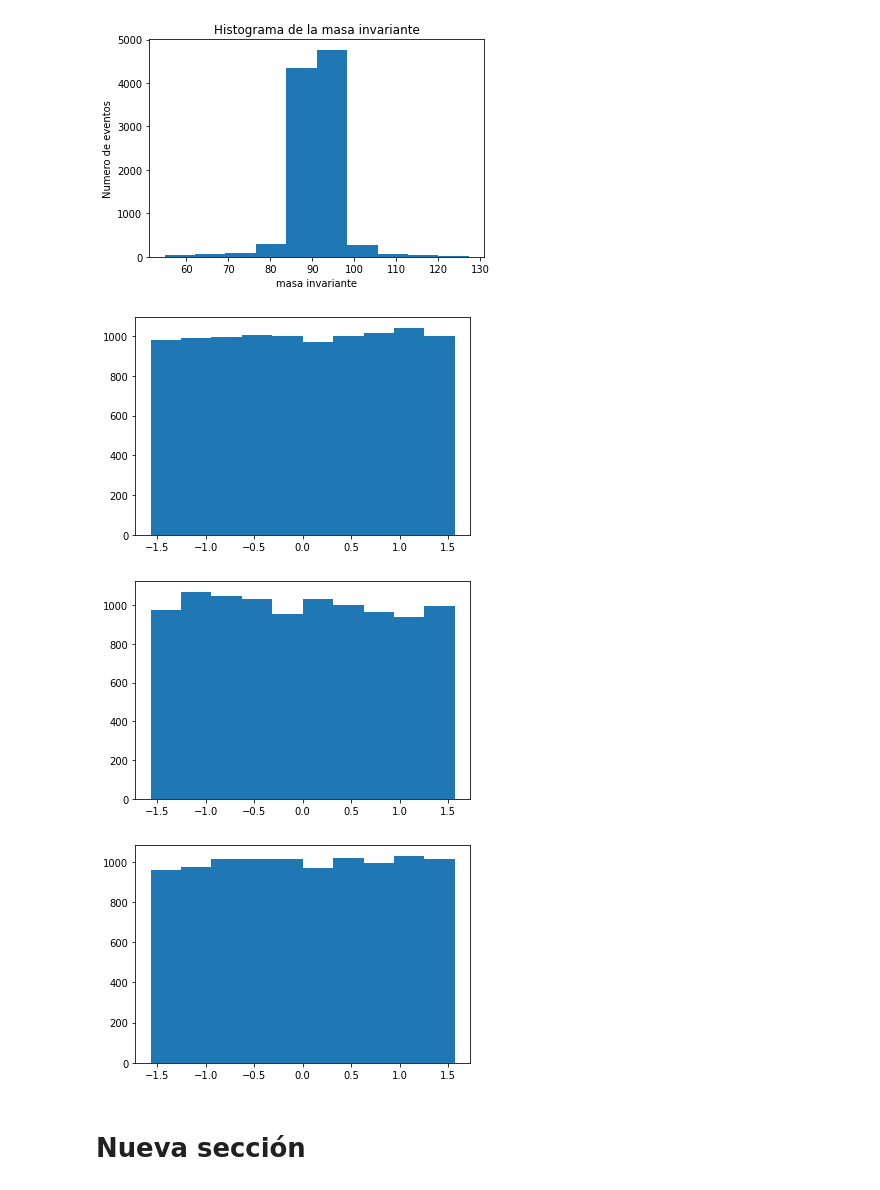
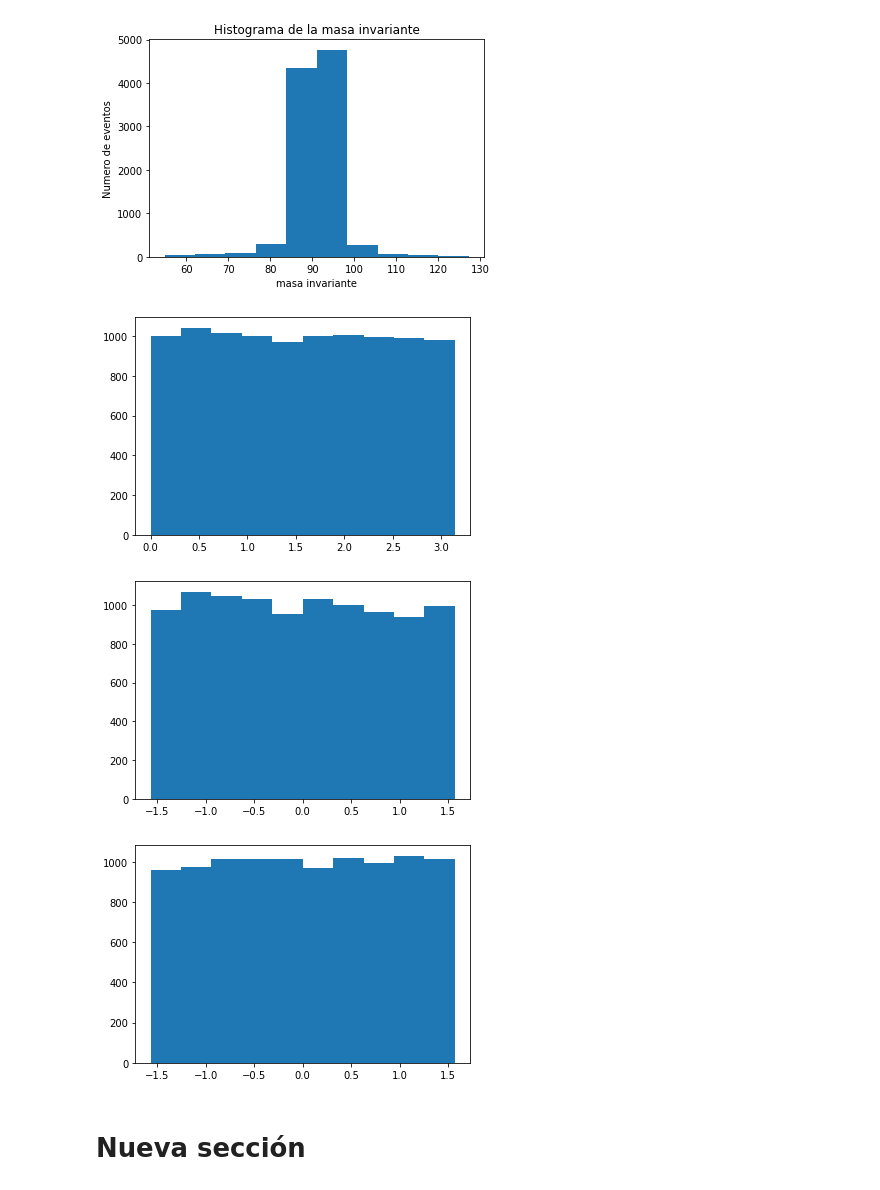
Before and after one commit to fisicadeparticulas/20210915_procesamientodearchivoslhe-ggcastellan, a Jupyter notebook: TareaMasaInvariante.ipynb, the cells around one changed output. Drawn from its saved outputs; the diff is of its cells as text; code cells hidden in the pictures.

```diff
--- a/TareaMasaInvariante.ipynb
+++ b/TareaMasaInvariante.ipynb
@@ -85,16 +85,16 @@ plt.show()
 # %%
 import pandas as pd
 import numpy as np
 import matplotlib.pyplot as plt
 from scipy.stats import norm
-plt.hist(np.arcsin(data['px']/(np.sqrt(data['px']**2+data['py']**2))))
+plt.hist(np.arccos(data['px']/(np.sqrt(data['px']**2+data['py']**2))))
 plt.show()
 plt.hist(np.arcsin(data['py']/(np.sqrt(data['px']**2+data['py']**2))))
 plt.show()
 plt.hist(np.arctan(data['py']/data['px']))
 plt.show()
 # %% [output]
-[figure, old version]
+[figure, new version]
 [figure]
 [figure]
 # %% [markdown]
```
